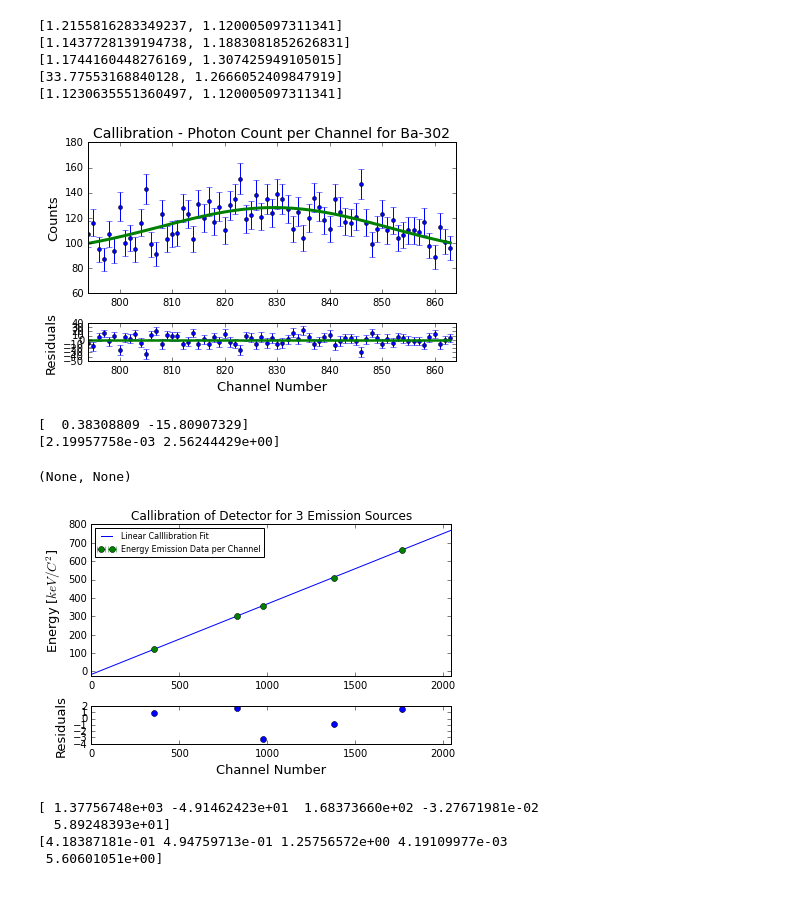
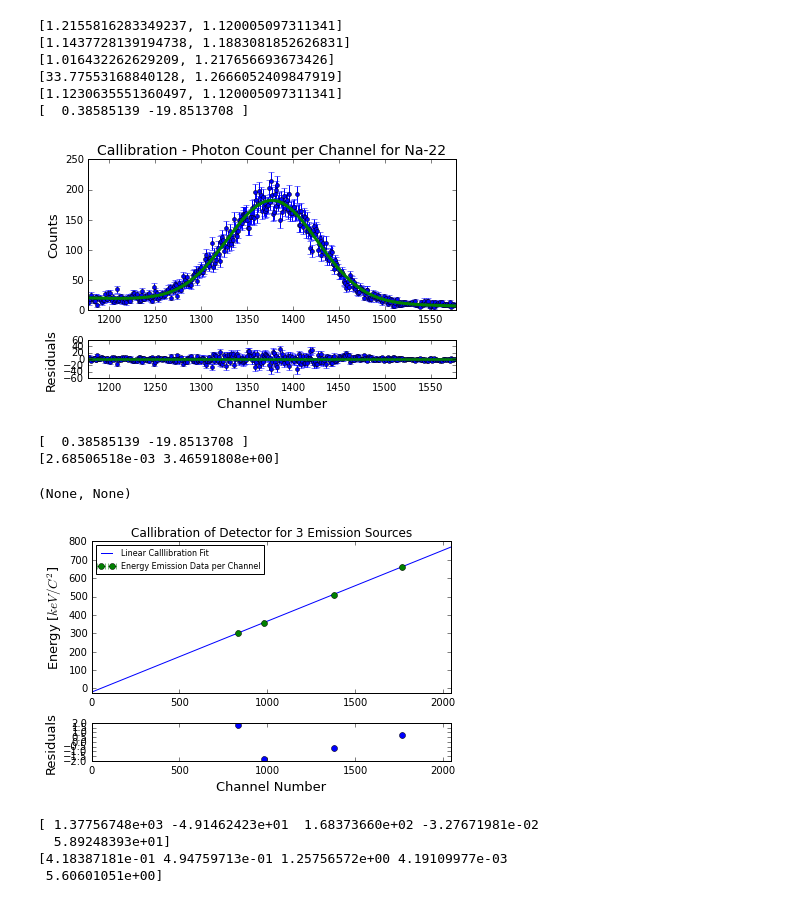
Before and after one commit to jmanlarkin/Compton, a Jupyter notebook: Scattering Fits.ipynb, the cells around one changed output. Saved outputs shown, nothing was run; the diff lists cells and outputs as text; code cells hidden in the pictures.

```diff
--- a/Scattering Fits.ipynb
+++ b/Scattering Fits.ipynb
@@ -64,47 +64,49 @@ def Fit(input_databox, interval, guess):
 
 Cs = Fit(Sum('Cs-137'), 200, 1762)
 Ba_1 = Fit(Sum('Ba-133'), 85, 980)
-Ba_2 = Fit(Sum('Ba-133'), 35, 830)
+Ba_2 = Fit(Sum('Ba-133'), 65, 830)
 Co = Fit(Sum('Co-57'), 45, 375)
 Na = Fit(Sum('Na-22'), 200, 1360)
 
-yvalues = [662.1, 302.85, 356.0129, 122, 511.0]
-xvalues = [Cs[0][0], Ba_2[0][0], Ba_1[0][0], Co[0][0], Na[0][0]]
-errvalues = [Cs[1][0], Ba_2[1][0], Ba_1[1][0], Co[1][0], Na[1][0]]
+yvalues = [662.1, 302.85, 356.0129,  511.0]
+xvalues = [Cs[0][0], Ba_2[0][0], Ba_1[0][0],  Na[0][0]]
+errvalues = [Cs[1][0], Ba_2[1][0], Ba_1[1][0],  Na[1][0]]
 
 linearFit_par, linearFit_cov = curve_fit(Linear, xvalues, yvalues)
 
 linearResid = np.asarray(yvalues) - Linear(np.asarray(xvalues), *linearFit_par)
 
 def Plots(data, Name):
     xdata = np.arange(int(data[0][0])-data[3], int(data[0][0])+data[3])
     ydata = data[2][int(data[0][0])-data[3]:int(data[0][0])+data[3]]
     err = np.sqrt(ydata)
     residuals = Gaussian(xdata, *data[0])-ydata
 
     fig, ax = plt.subplots(2, 1, sharey='row', tight_layout = True, gridspec_kw={'height_ratios':[4,1]})
     ax[0].errorbar(xdata, ydata, yerr=err, zorder=-5, fmt='o', markersize='4')
     ax[0].plot(xdata, Gaussian(xdata, *data[0]), color='g', linewidth=3)
     ax[1].errorbar(xdata, residuals, yerr=err, zorder=-5, fmt='o', markersize='4')
     ax[1].plot(xdata, np.zeros(data[3]*2), color='g', linewidth=2.5)
     ax[0].set_xlim(int(data[0][0])-data[3], int(data[0][0])+data[3])
     ax[1].set_xlim(int(data[0][0])-data[3], int(data[0][0])+data[3])
 
     ax[1].set_xlabel('Channel Number', fontsize=13)
     ax[1].set_ylabel('Residuals', fontsize=13)
     ax[0].set_ylabel('Counts', fontsize=13)
     ax[0].set_title('Callibration - Photon Count per Channel for ' + str(Name), fontsize=14)
 
     fig.savefig('Plots/' + str(Name) + '_Callibration.png')
 
-Plots(Ba_2, 'Ba-302')
+print(linearFit_par)
+Plots(Na, 'Na-22')
 # %% [output]
 [1.2155816283349237, 1.120005097311341]
 [1.1437728139194738, 1.1883081852626831]
-[1.1744160448276169, 1.307425949105015]
+[1.016432262629209, 1.217656693673426]
 [33.77553168840128, 1.2666052409847919]
 [1.1230635551360497, 1.120005097311341]
+[  0.38585139 -19.8513708 ]
-[figure, old version]
+[figure, new version]
 # %%
 fig2, ax2 = plt.subplots(2, 1, sharey='row', tight_layout = True, gridspec_kw={'height_ratios':[4,1]})
 
@@ -126,10 +128,10 @@ fig2.savefig('LastOne.svg')
 
 print(linearFit_par), print(np.sqrt(np.diag(linearFit_cov)))
 # %% [output]
-[  0.38308809 -15.80907329]
-[2.19957758e-03 2.56244429e+00]
+[  0.38585139 -19.8513708 ]
+[2.68506518e-03 3.46591808e+00]
 (None, None)
-[figure, old version]
+[figure, new version]
 # %%
 Cs_error = np.sqrt(Sum('Cs-137'))
 Ba_error = np.sqrt(Sum('Ba-133'))
```
Also changed, not shown: parts of 5 cells of this notebook, 7 other files.
